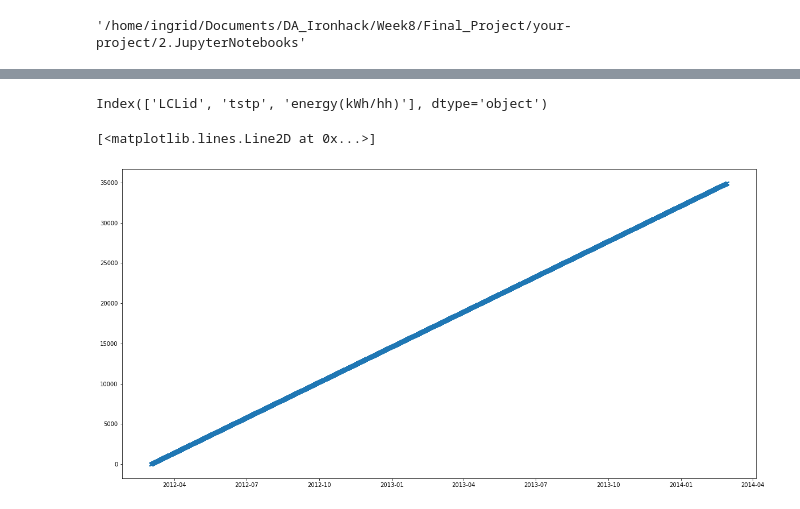
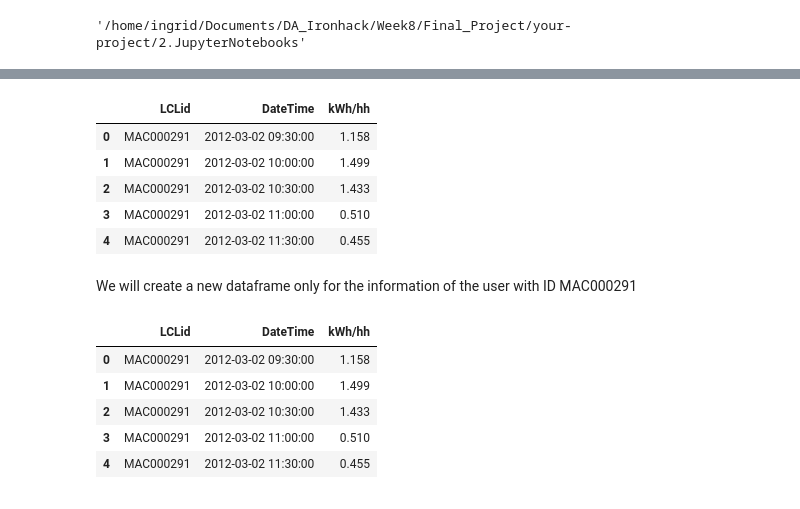
Before and after one commit to wobniarin/Project-Week-8-Final-Project, a Jupyter notebook: your-project/2.JupyterNotebooks/0_Data_Cleaning.ipynb, the cells around one changed output, grey strips where cells are left out. Drawn from its saved outputs; the diff is of its cells as text; code cells hidden in the pictures.

```diff
--- a/your-project/2.JupyterNotebooks/0_Data_Cleaning.ipynb
+++ b/your-project/2.JupyterNotebooks/0_Data_Cleaning.ipynb
@@ -414,4 +401,9 @@ plt.plot(halfhourly_block12[halfhourly_block12['LCLid']=='MAC000291']['tstp'][:2
 # %%
-halfhourly_block12.columns
+halfhourly_block12.head()
 # %% [output]
-Index(['LCLid', 'tstp', 'energy(kWh/hh)'], dtype='object')
+|  | LCLid | DateTime | kWh/hh |
+| 0 | MAC000291 | 2012-03-02 09:30:00 | 1.158 |
+| 1 | MAC000291 | 2012-03-02 10:00:00 | 1.499 |
+| 2 | MAC000291 | 2012-03-02 10:30:00 | 1.433 |
+| 3 | MAC000291 | 2012-03-02 11:00:00 | 0.510 |
+| 4 | MAC000291 | 2012-03-02 11:30:00 | 0.455 |
@@ -420,6 +410,2 @@ halfhourly_block12.columns = ['LCLid', 'DateTime', 'kWh/hh']
-# %%
-plt.figure(figsize=(20,10))
-plt.plot(halfhourly_block12[halfhourly_block12['LCLid']=='MAC000291']['DateTime'], range(len(halfhourly_block12[halfhourly_block12['LCLid']=='MAC000291'])), 'x')
-# %% [output]
-[<matplotlib.lines.Line2D at 0x...>]
-[figure, removed]
+# %% [markdown]
+We will create a new dataframe only for the information of the user with ID MAC000291
@@ -425,0 +415,10 @@ plt.plot(halfhourly_block12[halfhourly_block12['LCLid']=='MAC000291']['DateTime'
+# %%
+# Printing to see how the head looks like
+MAC000291_df.head()
+# %% [output]
+|  | LCLid | DateTime | kWh/hh |
+| 0 | MAC000291 | 2012-03-02 09:30:00 | 1.158 |
+| 1 | MAC000291 | 2012-03-02 10:00:00 | 1.499 |
+| 2 | MAC000291 | 2012-03-02 10:30:00 | 1.433 |
+| 3 | MAC000291 | 2012-03-02 11:00:00 | 0.510 |
+| 4 | MAC000291 | 2012-03-02 11:30:00 | 0.455 |
```
Also changed, not shown: parts of 35 cells of this notebook, 1 other file.
